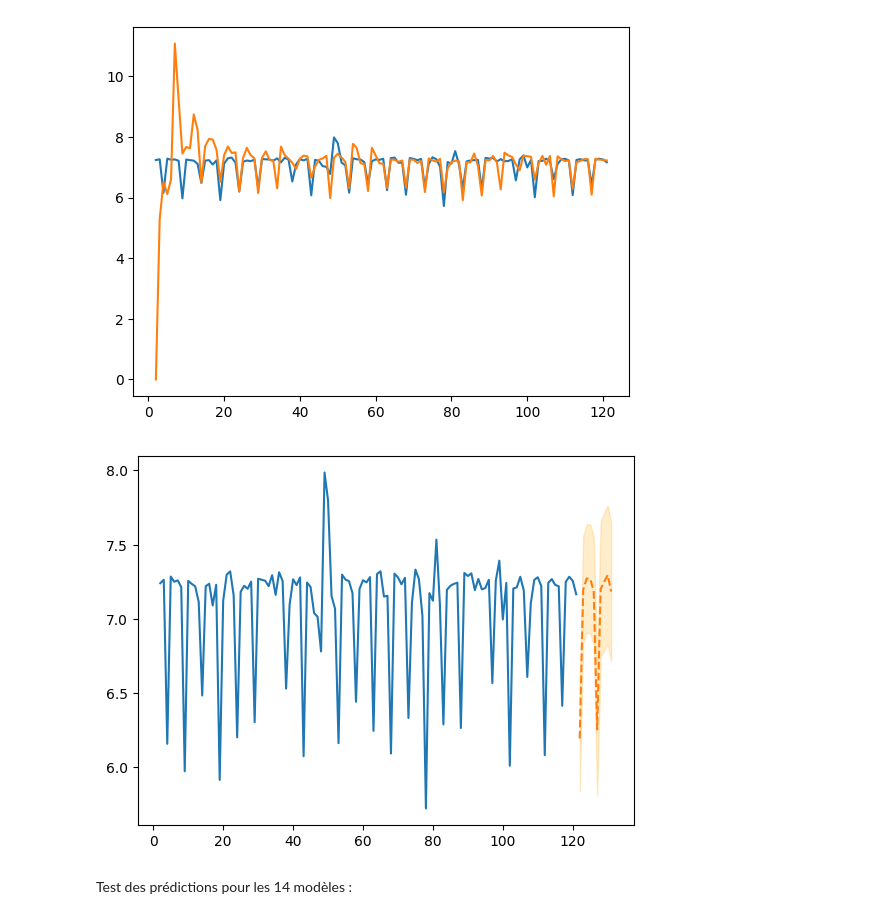
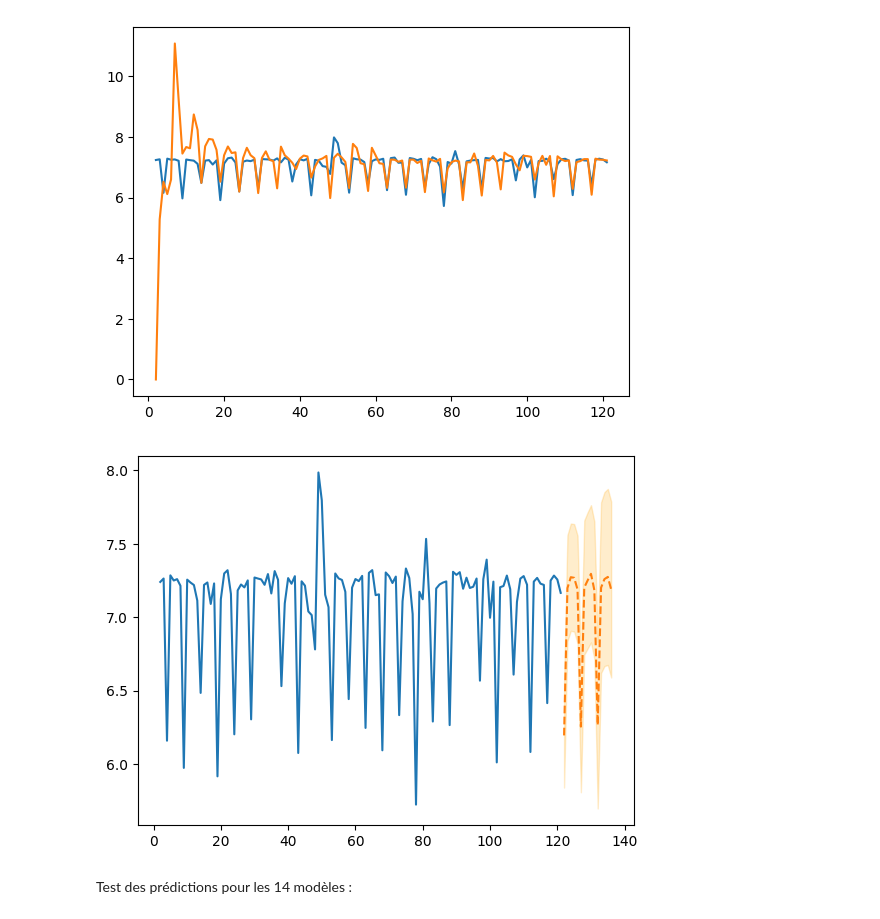
Before and after one commit to kjousselin/M2_serie_chrono, a Jupyter notebook: traitement.ipynb, the cells around one changed output. Cells and saved outputs as stored; diff of their text form; code cells hidden in the pictures.

```diff
--- a/traitement.ipynb
+++ b/traitement.ipynb
@@ -627,14 +627,14 @@ Warnings:
 # %%
 # Prédiction du modèle 3.2 sur les 3 dernières semaines :
 
-Pred = liste_model['Mod32'].get_forecast(steps=10).summary_frame(alpha=0.2)
+Pred = liste_model['Mod32'].get_forecast(steps=15).summary_frame(alpha=0.2)
 Fig = Ldata_tronque.plot()
 Pred['mean'].plot(ax=Fig, style='--')
 Fig.fill_between(Pred.index, Pred['mean_ci_lower'], Pred['mean_ci_upper'], color='orange', alpha=0.2)
 Fig.figure
 plt.show()
 # %% [output]
-[figure, old version]
+[figure, new version]
 # %% [markdown]
 Test des prédictions pour les 14 modèles :
 # %%
```
Also changed, not shown: parts of 5 cells of this notebook, 6 other files.
